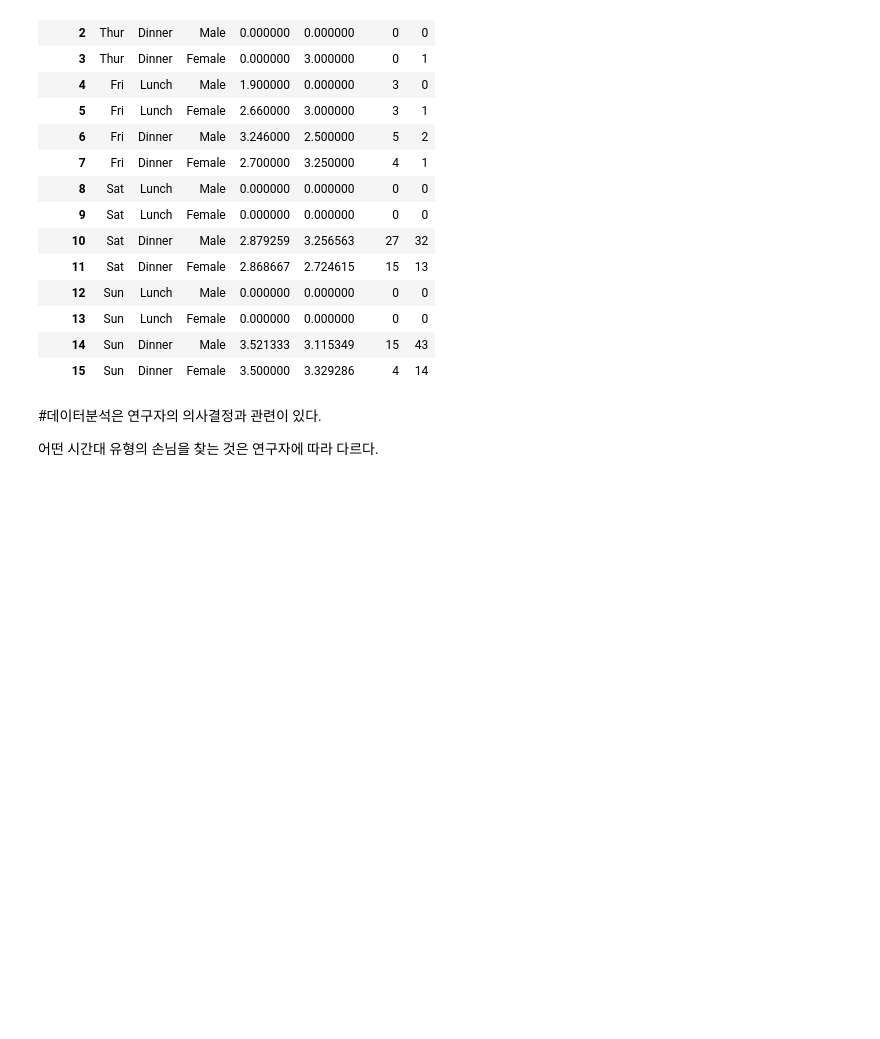
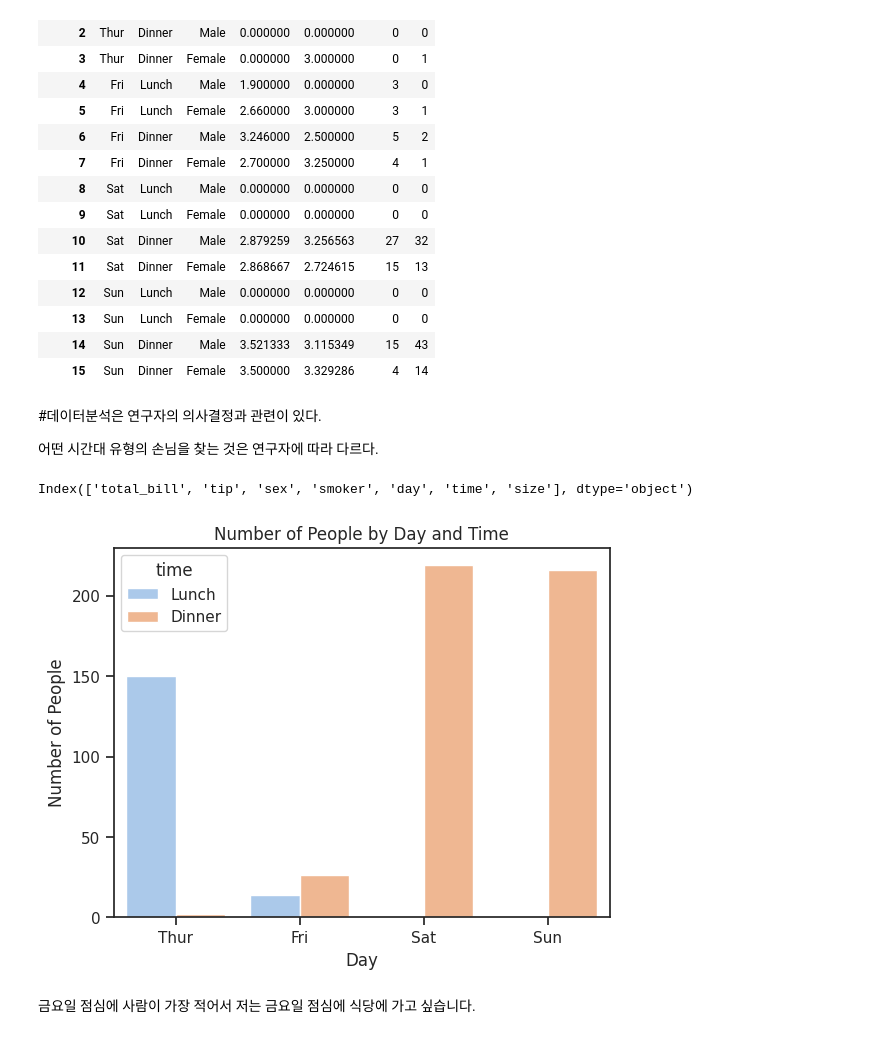
Before and after one commit to Anastasiia-Gorn/class, a Jupyter notebook: 202621384_Gornakova_Anastasiia.ipynb, the cells around one changed output. Cells and saved outputs as stored; diff of their text form; code cells hidden in the pictures; blank space fills up the shorter version.

```diff
--- a/202621384_Gornakova_Anastasiia.ipynb
+++ b/202621384_Gornakova_Anastasiia.ipynb
@@ -590,3 +567,23 @@ df.groupby(['day', 'time', 'sex', 'smoker'])['tip'].agg(['mean', 'count']).unsta
 #데이터분석은 연구자의 의사결정과 관련이 있다.
 
 어떤 시간대 유형의 손님을 찾는 것은 연구자에 따라 다르다.
+# %%
+df.columns
+# %% [output]
+Index(['total_bill', 'tip', 'sex', 'smoker', 'day', 'time', 'size'], dtype='object')
+# %%
+import seaborn as sns
+import matplotlib.pyplot as plt
+
+people = df.groupby(['day', 'time'], observed=True)['size'].sum().reset_index()
+
+sns.barplot(data=people, x='day', y='size', hue='time')
+
+plt.xlabel('Day')
+plt.ylabel('Number of People')
+plt.title('Number of People by Day and Time')
+plt.show()
+# %% [output]
+[figure, added]
+# %% [markdown]
+금요일 점심에 사람이 가장 적어서 저는 금요일 점심에 식당에 가고 싶습니다.
```
Also changed, not shown: parts of 3 cells of this notebook.
